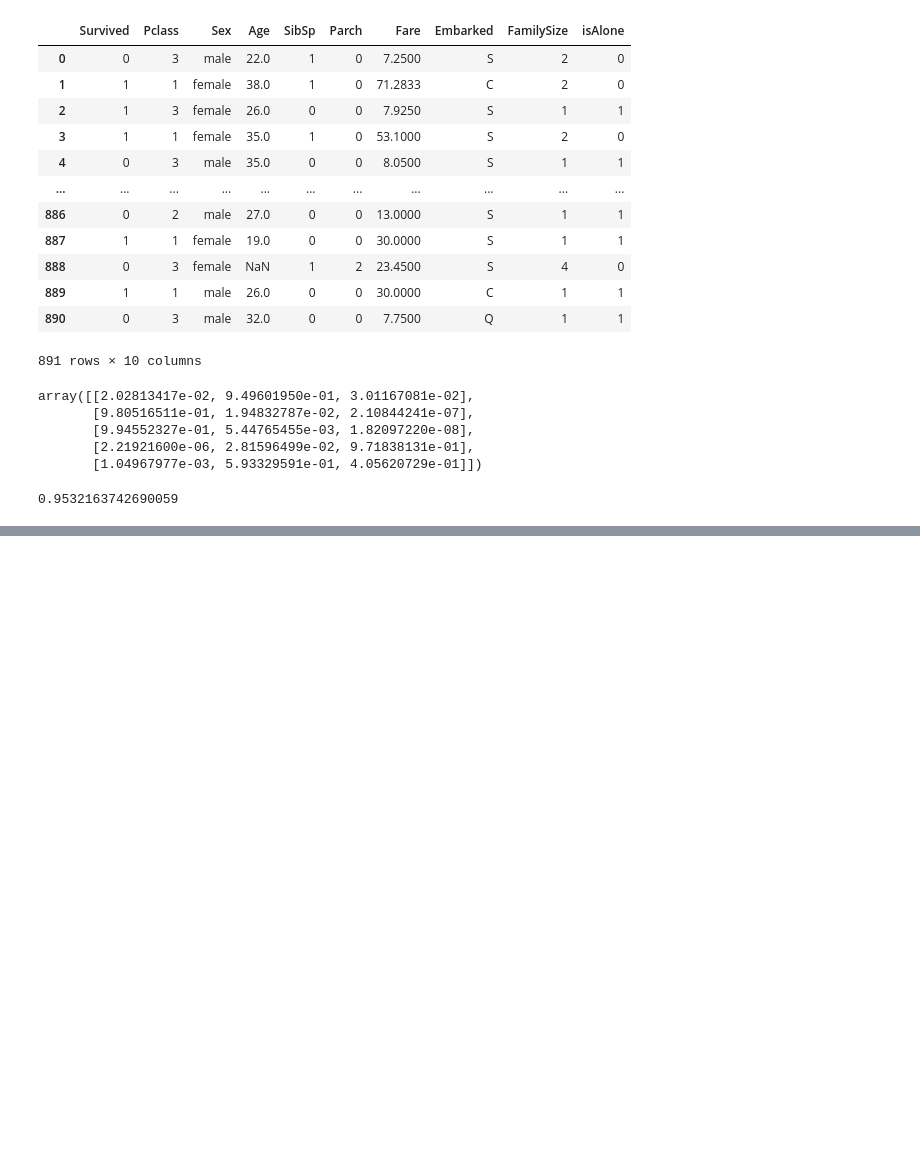
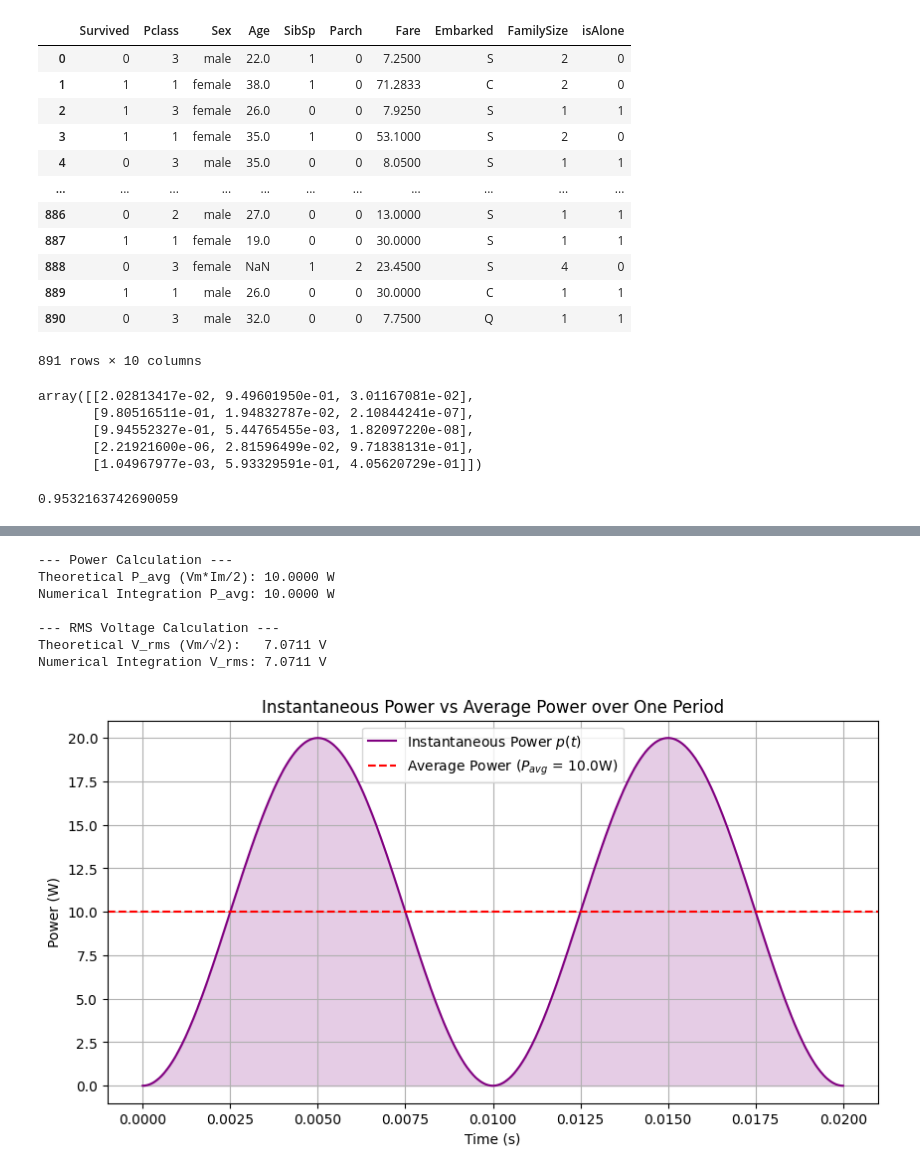
Before and after one commit to Lampard7crypt/Data-Science-Python, a Jupyter notebook: new.ipynb, the cells around one changed output, grey strips where cells are left out. Cells and saved outputs as stored; diff of their text form; code cells hidden in the pictures; blank space fills up the shorter version.

```diff
--- a/new.ipynb
+++ b/new.ipynb
@@ -477,0 +656,63 @@ accuracy_score(y_test, y_pred[:, 1])
+# %%
+import numpy as np
+import matplotlib.pyplot as plt
+from scipy.integrate import trapezoid
+
+# --- 1. Define Circuit Parameters ---
+Vm = 10.0          # Peak Voltage in Volts
+Im = 2.0           # Peak Current in Amps
+f = 50.0           # Frequency in Hertz
+T = 1.0 / f        # Period of one full cycle in seconds
+omega = 2 * np.pi * f
+
+# Create an array of 1000 time points representing exactly one period
+t = np.linspace(0, T, 1000)
+
+# --- 2. Calculate Instantaneous Values ---
+# v(t) = Vm * sin(wt), i(t) = Im * sin(wt)
+v_t = Vm * np.sin(omega * t)
+i_t = Im * np.sin(omega * t)
+
+# Instantaneous Power: p(t) = v(t) * i(t)
+p_t = v_t * i_t
+
+# --- 3. Numerical Integration (The Calculus Equivalent) ---
+# Calculate Average Power by integrating p(t) over the period and dividing by T
+P_avg_numerical = trapezoid(p_t, t) / T
+P_avg_theoretical = (Vm * Im) / 2
+
+# Calculate V_rms numerically: Root of the Mean of the Square
+v_squared = v_t**2
+v_squared_mean = trapezoid(v_squared, t) / T
+V_rms_numerical = np.sqrt(v_squared_mean)
+V_rms_theoretical = Vm / np.sqrt(2)
+
+# --- 4. Output Results ---
+print(f"--- Power Calculation ---")
+print(f"Theoretical P_avg (Vm*Im/2): {P_avg_theoretical:.4f} W")
+print(f"Numerical Integration P_avg: {P_avg_numerical:.4f} W\n")
+
+print(f"--- RMS Voltage Calculation ---")
+print(f"Theoretical V_rms (Vm/√2):   {V_rms_theoretical:.4f} V")
+print(f"Numerical Integration V_rms: {V_rms_numerical:.4f} V")
+
+# --- 5. Visualization ---
+plt.figure(figsize=(10, 5))
+plt.plot(t, p_t, label='Instantaneous Power $p(t)$', color='purple')
+plt.axhline(P_avg_theoretical, color='red', linestyle='--', label=f'Average Power ($P_{{avg}}$ = {P_avg_theoretical}W)')
+plt.fill_between(t, p_t, alpha=0.2, color='purple')
+plt.title("Instantaneous Power vs Average Power over One Period")
+plt.xlabel("Time (s)")
+plt.ylabel("Power (W)")
+plt.legend()
+plt.grid(True)
+plt.show()
+# %% [output]
+--- Power Calculation ---
+Theoretical P_avg (Vm*Im/2): 10.0000 W
+Numerical Integration P_avg: 10.0000 W
+
+--- RMS Voltage Calculation ---
+Theoretical V_rms (Vm/√2):   7.0711 V
+Numerical Integration V_rms: 7.0711 V
+[figure, added]
```
Also changed, not shown: parts of 2 cells of this notebook.
